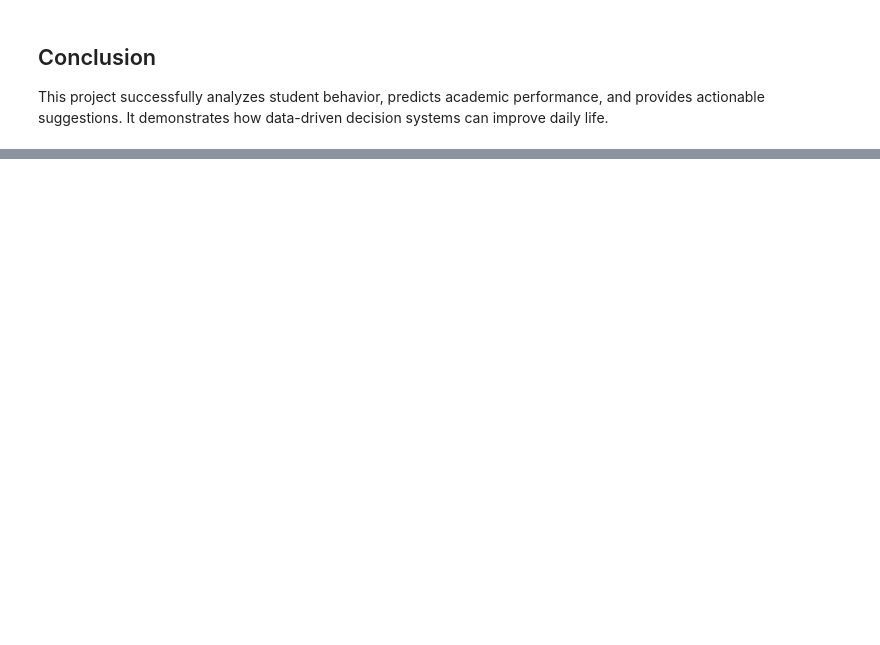
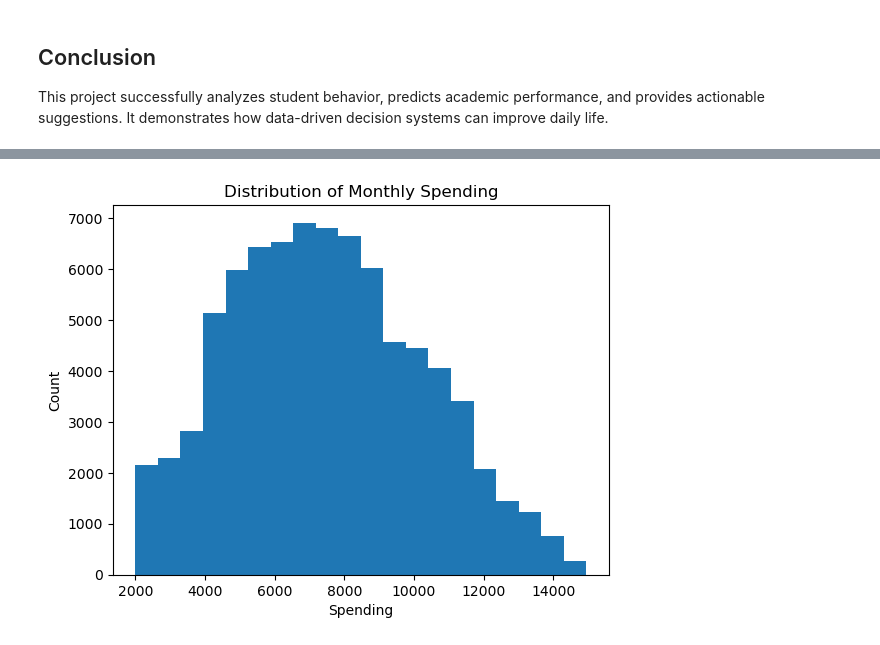
Before and after one commit to Naja-Hindh/smart-student-life-decision-system, a Jupyter notebook: notebooks/study_analysis.ipynb, the cells around one changed output, grey strips where cells are left out. Cells and saved outputs as stored; diff of their text form; code cells hidden in the pictures; blank space fills up the shorter version.

```diff
--- a/notebooks/study_analysis.ipynb
+++ b/notebooks/study_analysis.ipynb
@@ -394,0 +649,18 @@ This project successfully analyzes student behavior, predicts academic performan
+# %%
+def generate_spending(row):
+
+    # Base from income
+    if row["family_income_range"] == "High":
+        base = np.random.randint(6000, 12000)
+    elif row["family_income_range"] == "Medium":
+        base = np.random.randint(4000, 9000)
+    else:
+        base = np.random.randint(2000, 6000)
+
+    # Add job effect
+    if row["part_time_job"] == "Yes":
+        base += np.random.randint(1000, 3000)
+
+    return base
+
+spending_df["monthly_spending"] = spending_df.apply(generate_spending, axis=1)
@@ -394,0 +676,3 @@ This project successfully analyzes student behavior, predicts academic performan
+# %%
+spending_df["monthly_budget"] = 10000
+spending_df["savings"] = spending_df["monthly_budget"] - spending_df["monthly_spending"]
@@ -394,0 +688,4 @@ This project successfully analyzes student behavior, predicts academic performan
+# %%
+spending_df["financial_status"] = spending_df["savings"].apply(
+    lambda x: "Overspending" if x < 0 else "Saving"
+)
@@ -394,0 +701,6 @@ This project successfully analyzes student behavior, predicts academic performan
+# %%
+spending_df["spending_category"] = pd.cut(
+    spending_df["monthly_spending"],
+    bins=3,
+    labels=["Low", "Medium", "High"]
+)
@@ -394,0 +716,10 @@ This project successfully analyzes student behavior, predicts academic performan
+# %%
+import matplotlib.pyplot as plt
+
+plt.hist(spending_df["monthly_spending"], bins=20)
+plt.title("Distribution of Monthly Spending")
+plt.xlabel("Spending")
+plt.ylabel("Count")
+plt.show()
+# %% [output]
+[figure, added]
```
Also changed, not shown: parts of 88 cells of this notebook.
